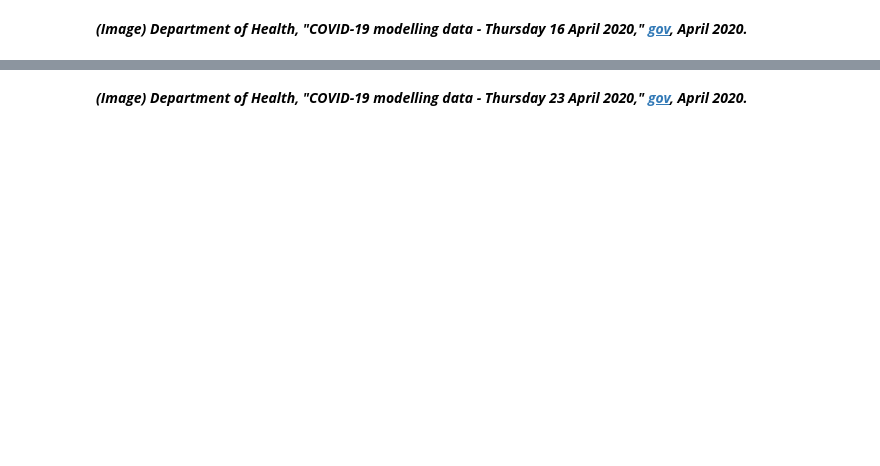
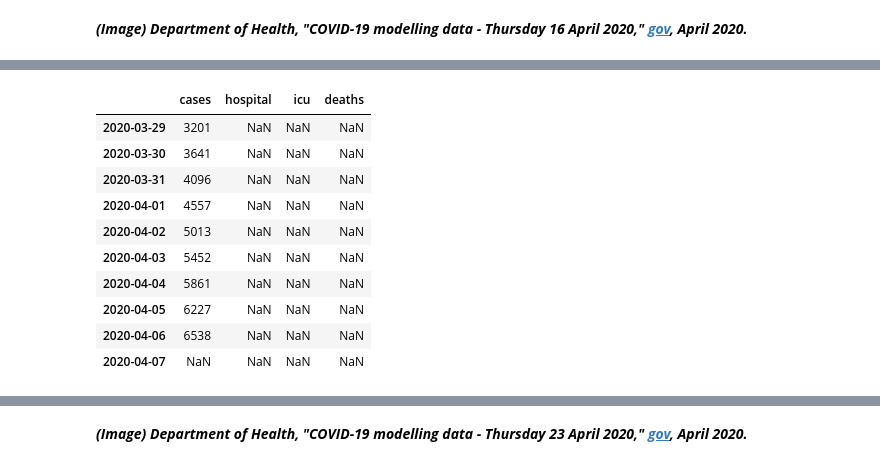
Before and after one commit to E6985/pda-numpy-random-simulation, a Jupyter notebook: Programming-for-Data-Analysis-Project-2020.ipynb, the cells around one changed output, grey strips where cells are left out. Cells and saved outputs as stored; diff of their text form; code cells hidden in the pictures; blank space fills up the shorter version.

```diff
--- a/Programming-for-Data-Analysis-Project-2020.ipynb
+++ b/Programming-for-Data-Analysis-Project-2020.ipynb
@@ -498,0 +575,15 @@ dfCovid19["2020-04-06":"2020-04-17"]
+# %%
+# package pandas - subpackage core - module indexing
+dfCovid19.loc["2020-03-29":"2020-04-07"] # date interval - (2020-03-29/04-07)
+# %% [output]
+|  | cases | hospital | icu | deaths |
+| 2020-03-29 | 3201 | NaN | NaN | NaN |
+| 2020-03-30 | 3641 | NaN | NaN | NaN |
+| 2020-03-31 | 4096 | NaN | NaN | NaN |
+| 2020-04-01 | 4557 | NaN | NaN | NaN |
+| 2020-04-02 | 5013 | NaN | NaN | NaN |
+| 2020-04-03 | 5452 | NaN | NaN | NaN |
+| 2020-04-04 | 5861 | NaN | NaN | NaN |
+| 2020-04-05 | 6227 | NaN | NaN | NaN |
+| 2020-04-06 | 6538 | NaN | NaN | NaN |
+| 2020-04-07 | NaN | NaN | NaN | NaN |
```
Also changed, not shown: parts of 67 cells of this notebook.
